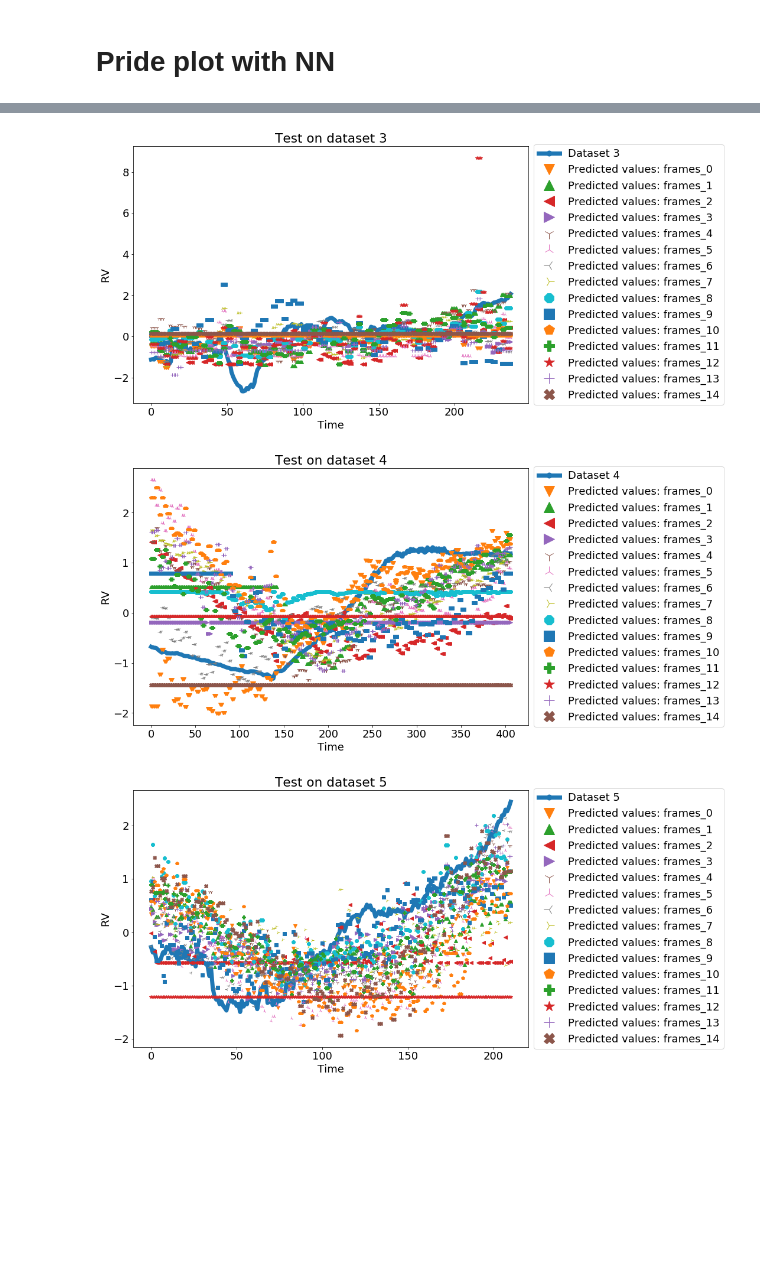
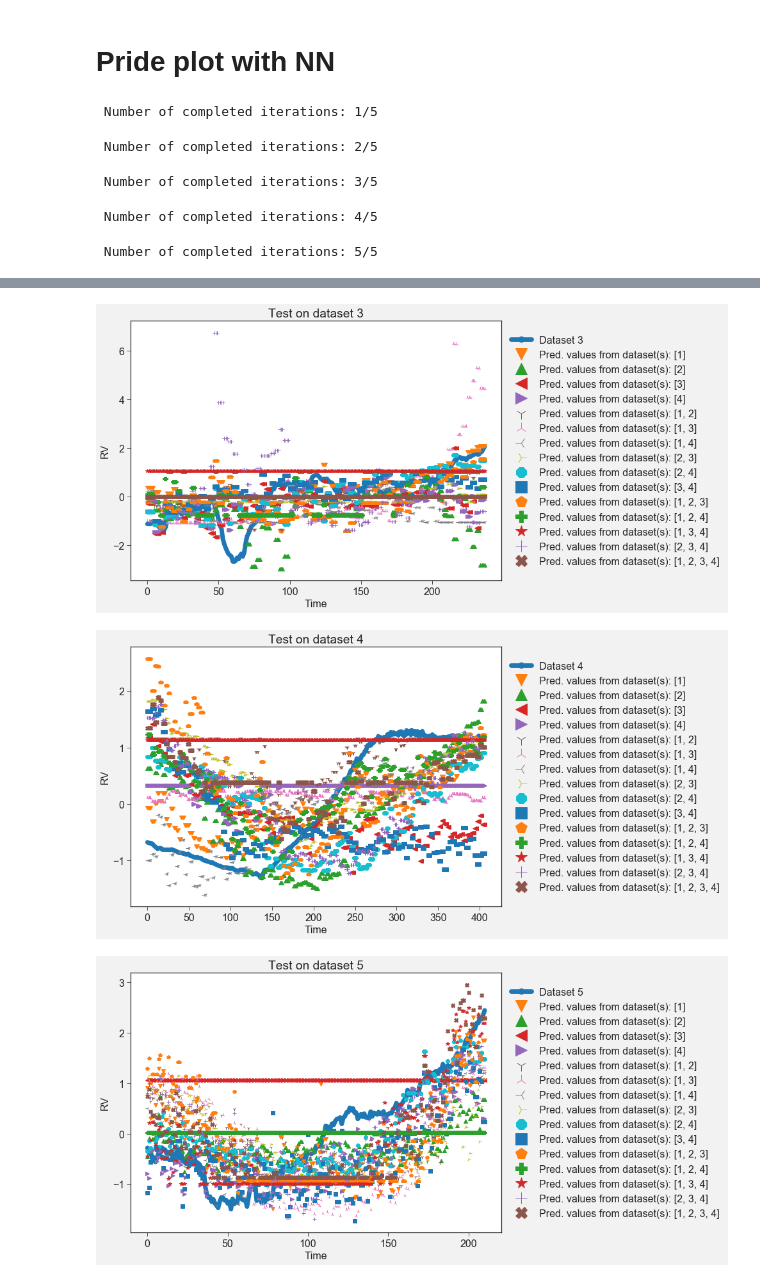
Before and after one commit to svejlgaard/finalproject, a Jupyter notebook: Regression.ipynb, the cells around one changed output, grey strips where cells are left out. Cells and saved outputs as stored; diff of their text form; code cells hidden in the pictures; blank space fills up the shorter version.

```diff
--- a/Regression.ipynb
+++ b/Regression.ipynb
@@ -113,5 +98,5 @@ Random Search:  Best parameters:  {'eta': 0.020584494295802447, 'max_depth': 2,
 # %%
-model = xgb.XGBRegressor()
-model.fit(X, y);
-ypred = model.predict(X_test)
+# model = xgb.XGBRegressor()
+# model.fit(X, y);
+# ypred = model.predict(X_test)
 # %%
@@ -145,7 +126,7 @@ X_test = scaler.transform(X_test)
 # %%
-mlp = MLPRegressor(hidden_layer_sizes=(100,100),max_iter=10000, learning_rate='adaptive', random_state=seed);
-mlp.fit(X_train,y);
-ypred_nn = mlp.predict(X_test)
+# mlp = MLPRegressor(hidden_layer_sizes=(100,100),max_iter=10000, learning_rate='adaptive', random_state=seed);
+# mlp.fit(X_train,y);
+# ypred_nn = mlp.predict(X_test)
 
 
 # r2_score(y_test,ypred_nn)
@@ -304,7 +277,7 @@ RandomSearch = RandomizedSearchCV(clf_xgb,
 # RandomSearch_results = pd.DataFrame(RandomSearch.cv_results_)
 # print("Random Search: \tBest parameters: ", RandomSearch.best_params_, f", Best scores: {RandomSearch.best_score_:.5f}")
 # %%
-model = xgb.XGBRegressor()
-model.fit(X, y);
-ypred = model.predict(X_test)
+# model = xgb.XGBRegressor()
+# model.fit(X, y);
+# ypred = model.predict(X_test)
 # %%
@@ -457,7 +428,7 @@ input = frame_tot
 output = sum([list(map(list, combinations(input, i))) for i in range(len(input) + 1)], [])
 output = output[1:]
 
-input_list = ['df1', 'df2', 'df3', 'df4']
+input_list = [1, 2, 3, 4]
 
 output_list = sum([list(map(list, combinations(input_list, i))) for i in range(len(input_list) + 1)], [])
 output_list = output_list[1:]
@@ -896,12 +648,13 @@ n_iter_search = 100
 
 markers = ['v', '^', '<', '>', '1', '2', '3', '4', '8', 's', 'p', 'P', '*', '+', 'X']
 
+save = True
+
+for j in tqdm(range(len(df_test))):
+#for j in range(1):
 
 
-for j in tqdm(range(len(df_test))):
-
-
-    plt.figure(figsize=(12,8))
+    fig = plt.figure(figsize=(14,7))
 
     X_test = df_test[j][:,3:]
     y_test = df_test[j][:,1]
@@ -914,6 +667,11 @@ for j in tqdm(range(len(df_test))):
     output = sum([list(map(list, combinations(input, i))) for i in range(len(input) + 1)], [])
     output = output[1:]
 
+    input_list = [1, 2, 3, 4]
+
+    output_list = sum([list(map(list, combinations(input_list, i))) for i in range(len(input_list) + 1)], [])
+    output_list = output_list[1:]
+
 
     for i in range(len(output)):
 
@@ -925,7 +683,7 @@ for j in tqdm(range(len(df_test))):
                                           n_iter=n_iter_search,
                                           cv=5,
                                           return_train_score=True,
-                                          random_state=0,
+                                          random_state=seed,
                                           verbose = False,
                                           n_jobs = -1,
                                           scoring = 'neg_root_mean_squared_error')
@@ -933,10 +691,15 @@ for j in tqdm(range(len(df_test))):
 
         frames = output[i]
 
+        test = np.array(frames)
+        #print(test.shape)
+
     #     X_rear, X_centre = np.array(np.concatenate((frames)))[:,8], np.array(np.concatenate((frames)))[:,14]
     #     X = np.array([X_rear, X_centre]).T
         X = np.array(np.concatenate(frames))[:,3:]
         y = np.array(np.concatenate(frames))[:,1]
+
+        #print(X.shape, y.shape)
 
         # fit the random search instance
         RandomSearch.fit(X, y);
@@ -949,7 +712,7 @@ for j in tqdm(range(len(df_test))):
         if i == 0:
             plt.plot(y_test, '.-', color='C0', linewidth = 7, label = f'Dataset {j+1}')
         #plt.plot(y_test, '.-', color='C0', linewidth = 7, label = 'True values')
-        plt.plot(ypred, '.', marker = markers[i], color=f'C{i+1}', label = f'Predicted values: frames_{i}')
+        plt.plot(ypred, '.', marker = markers[i], color=f'C{i+1}', label = f'Pred. values from dataset(s): {output_list[i]}')
         plt.xlabel('Time')
         plt.ylabel('RV')
         #plt.ylim(-2,3)
@@ -957,5 +720,17 @@ for j in tqdm(range(len(df_test))):
 
     plt.title(f'Test on dataset {j+1}')
 
+    fig.patch.set_facecolor('#f2f2f2')
+    plt.tight_layout()
     plt.show
+
+    if save:
+        fig.savefig(f'figs/AllCombsDataset_{j+1}.png', dpi = 480, facecolor = fig.get_facecolor())
+
+    print(f' Number of completed iterations: {j+1}/5')
 # %% [output]
+ Number of completed iterations: 1/5
+ Number of completed iterations: 2/5
+ Number of completed iterations: 3/5
+ Number of completed iterations: 4/5
+ Number of completed iterations: 5/5
@@ -964,3 +739,3 @@ for j in tqdm(range(len(df_test))):
-[figure, old version]
+[figure, new version]
-[figure, old version]
+[figure, new version]
-[figure, old version]
+[figure, new version]
```
Also changed, not shown: parts of 21 cells of this notebook.
